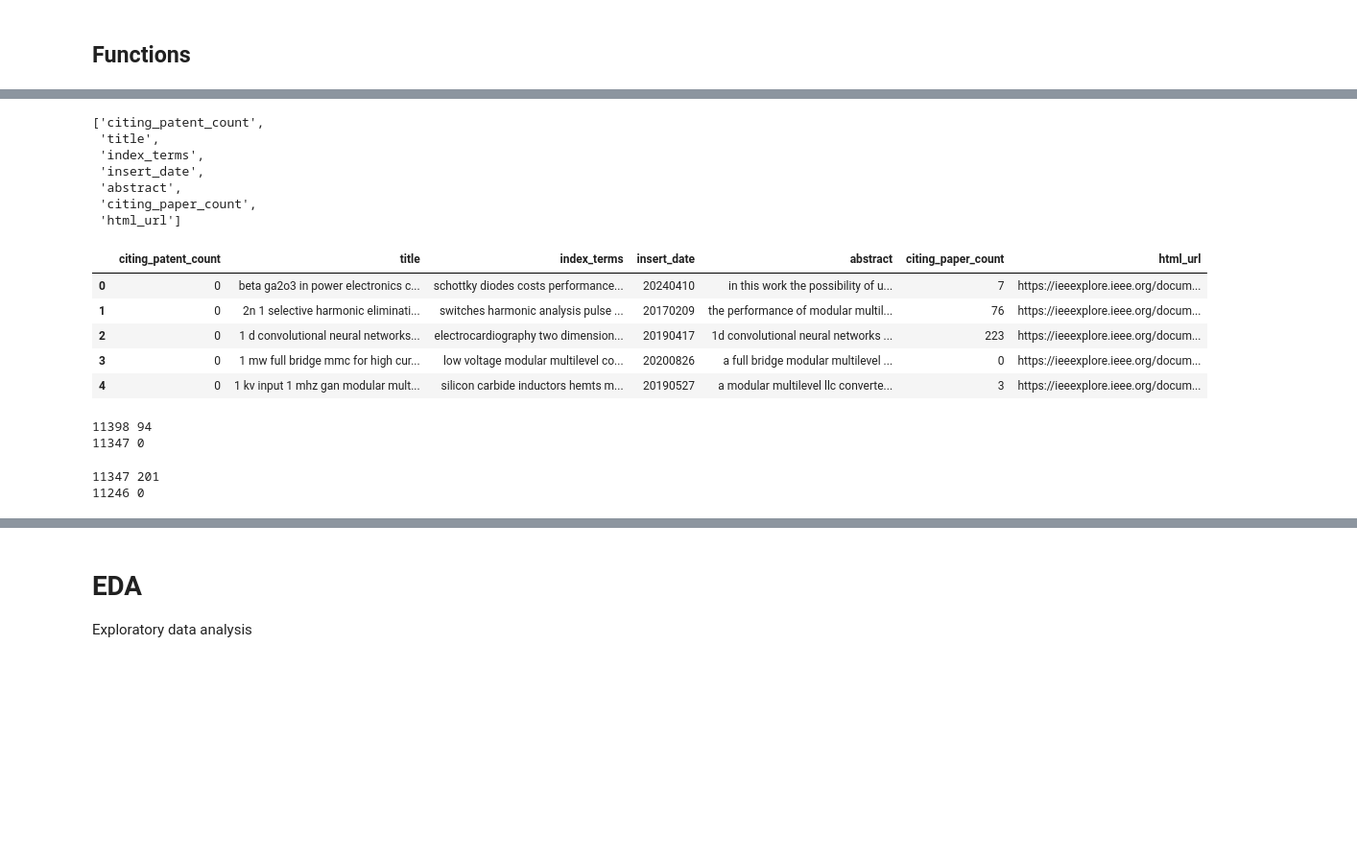
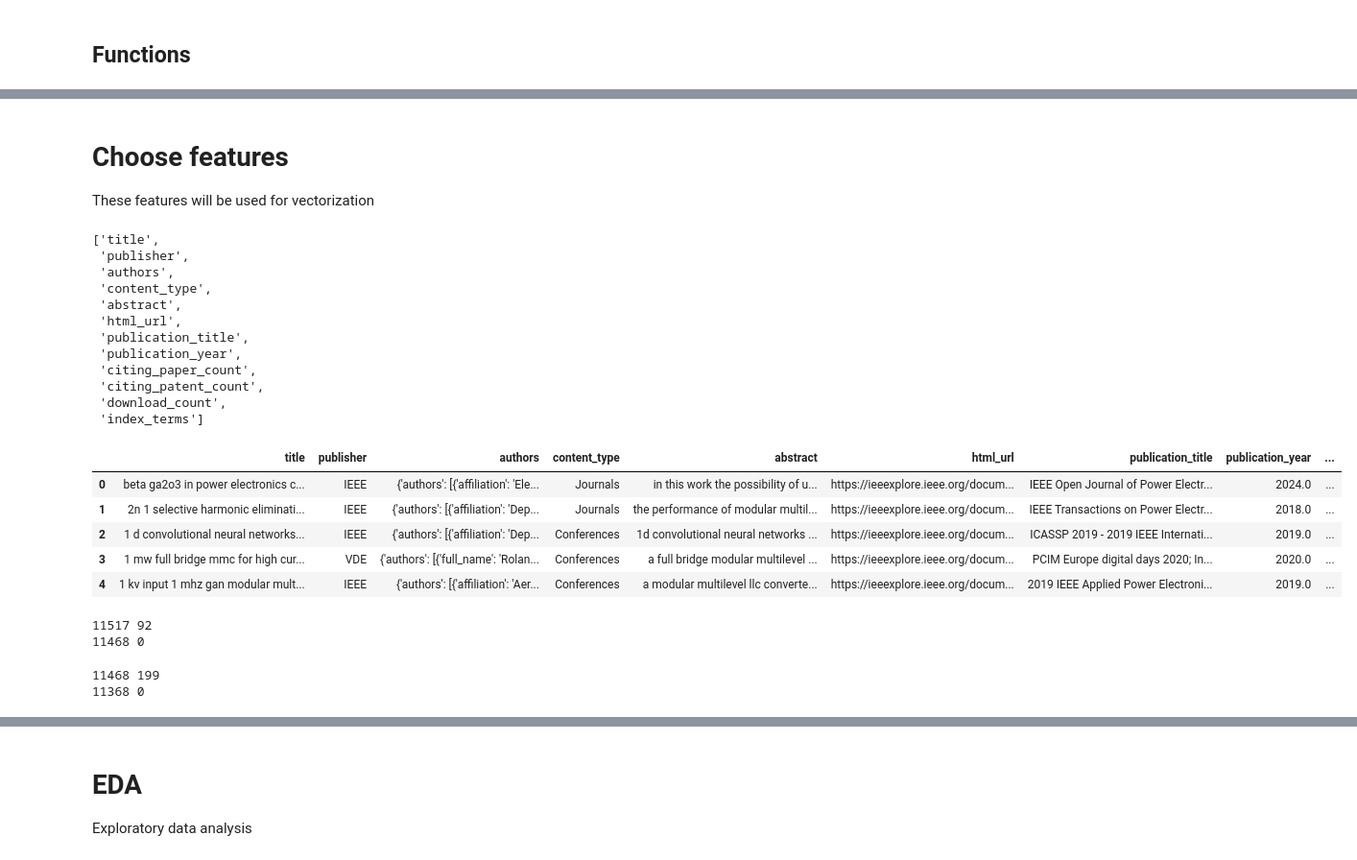
Before and after one commit to pabloajimenezc/SOTA, a Jupyter notebook: notebooks/02_data_preprocessing.ipynb, the cells around one changed output, grey strips where cells are left out. Shown at 96% size. Drawn from its saved outputs; the diff is of its cells as text; code cells hidden in the pictures; blank space fills up the shorter version.

```diff
--- a/notebooks/02_data_preprocessing.ipynb
+++ b/notebooks/02_data_preprocessing.ipynb
@@ -224,4 +83,0 @@ list_flatten(dict_flatten(dic_terms))
-# %%
-# Flatten all data index_terms
-data['index_terms'] = data['index_terms'].apply(eval).apply(dict_flatten).apply(list_flatten)
-data['index_terms']
@@ -241,4 +83,0 @@ Name: index_terms, Length: 11398, dtype: object
-# %%
-# Concatenate all index_terms for every row
-data['index_terms'] = data['index_terms'].apply(lambda x: ' '.join(x))
-data['index_terms']
@@ -258,10 +84,19 @@ Name: index_terms, Length: 11398, dtype: object
+# %% [markdown]
+# Choose features
+
+These features will be used for vectorization
 # %%
 data.columns.tolist()
 # %% [output]
-['citing_patent_count',
- 'title',
- 'index_terms',
- 'insert_date',
+['title',
+ 'publisher',
+ 'authors',
+ 'content_type',
  'abstract',
+ 'html_url',
+ 'publication_title',
+ 'publication_year',
  'citing_paper_count',
- 'html_url']
+ 'citing_patent_count',
+ 'download_count',
+ 'index_terms']
@@ -285,20 +103,41 @@ additional_cols = ['html_url']
+# %%
+# Feature columns
+features = [
+    'title',
+    'abstract',
+    'index_terms'
+]
+
+# Additional columns
+additional_cols = [
+    'publisher',
+    'authors',
+    'content_type',
+    'html_url',
+    'publication_title',
+    'publication_year',
+    'citing_paper_count',
+    'citing_patent_count',
+    'download_count',
+    'insert_date'
+]
 # %%
-# Text columns to lower case and remove special characters (let numbers)
-for col in text_cols:
+# Features columns to lower case and remove special characters (let numbers)
+for col in features:
     data[col] = data[col].str.lower()                                  # Lower case
-    data[col] = data[col].str.replace(r'[^a-z0-9\s]', ' ', regex=True) # Remove spacial characters
-    # data[col] = data[col].str.split(r'\s+')                            # Remove multiple spaces, convert to list (same as tokenization)
+    data[col] = data[col].str.replace(r'[^a-z0-9\s]', ' ', regex=True) # Remove spacial characters (let only letters, numbers and spaces)
+    # data[col] = data[col].str.split(r'\s+')                          # Remove multiple spaces, convert to list (same as tokenization)
     data[col] = data[col].apply(word_tokenize)                         # Tokenization
     data[col] = data[col].apply(lambda x: ' '.join(x))                 # Convert back to string
 
 data.head()
 # %% [output]
-|  | citing_patent_count | title | index_terms | insert_date | abstract | citing_paper_count | html_url |
-| 0 | 0 | beta ga2o3 in power electronics c... | schottky diodes costs performance... | 20240410 | in this work the possibility of u... | 7 | https://ieeexplore.ieee.org/docum... |
-| 1 | 0 | 2n 1 selective harmonic eliminati... | switches harmonic analysis pulse ... | 20170209 | the performance of modular multil... | 76 | https://ieeexplore.ieee.org/docum... |
-| 2 | 0 | 1 d convolutional neural networks... | electrocardiography two dimension... | 20190417 | 1d convolutional neural networks ... | 223 | https://ieeexplore.ieee.org/docum... |
-| 3 | 0 | 1 mw full bridge mmc for high cur... | low voltage modular multilevel co... | 20200826 | a full bridge modular multilevel ... | 0 | https://ieeexplore.ieee.org/docum... |
-| 4 | 0 | 1 kv input 1 mhz gan modular mult... | silicon carbide inductors hemts m... | 20190527 | a modular multilevel llc converte... | 3 | https://ieeexplore.ieee.org/docum... |
+|  | title | publisher | authors | content_type | abstract | html_url | publication_title | publication_year | ... |
+| 0 | beta ga2o3 in power electronics c... | IEEE | {'authors': [{'affiliation': 'Ele... | Journals | in this work the possibility of u... | https://ieeexplore.ieee.org/docum... | IEEE Open Journal of Power Electr... | 2024.0 | ... |
+| 1 | 2n 1 selective harmonic eliminati... | IEEE | {'authors': [{'affiliation': 'Dep... | Journals | the performance of modular multil... | https://ieeexplore.ieee.org/docum... | IEEE Transactions on Power Electr... | 2018.0 | ... |
+| 2 | 1 d convolutional neural networks... | IEEE | {'authors': [{'affiliation': 'Dep... | Conferences | 1d convolutional neural networks ... | https://ieeexplore.ieee.org/docum... | ICASSP 2019 - 2019 IEEE Internati... | 2019.0 | ... |
+| 3 | 1 mw full bridge mmc for high cur... | VDE | {'authors': [{'full_name': 'Rolan... | Conferences | a full bridge modular multilevel ... | https://ieeexplore.ieee.org/docum... | PCIM Europe digital days 2020; In... | 2020.0 | ... |
+| 4 | 1 kv input 1 mhz gan modular mult... | IEEE | {'authors': [{'affiliation': 'Aer... | Conferences | a modular multilevel llc converte... | https://ieeexplore.ieee.org/docum... | 2019 IEEE Applied Power Electroni... | 2019.0 | ... |
 # %%
 # Remove duplicated rows by abstract, keeping the one with greater citing_paper_count
 
@@ -310,12 +149,14 @@ data = data.loc[data.groupby(col)['citing_paper_count'].idxmax()].copy()
 
 print(len(data), data.duplicated(subset=[col], keep=False).sum())
 # %% [output]
-11398 94
-11347 0
+11517 92
+11468 0
 # %%
 # Remove duplicated rows by title, keeping the one with longest abstract
+
 # The Levenshtein distance between abstracts of rows with duplicated title
 # is relatively low, meaning they are similar (manual inspection).
+
 # Having that into account, the criterion to keep rows is the one with largest abstract.
 
 col = 'title'
@@ -328,8 +169,8 @@ data.drop(columns=['abstract_length'], inplace=True)
 
 print(len(data), data.duplicated(subset=[col], keep=False).sum())
 # %% [output]
-11347 201
-11246 0
+11468 199
+11368 0
 # %%
 # # Levenshtein distance analysis of abstract of rows with repeated title
 
```
Also changed, not shown: parts of 46 cells of this notebook, 2 other files.
